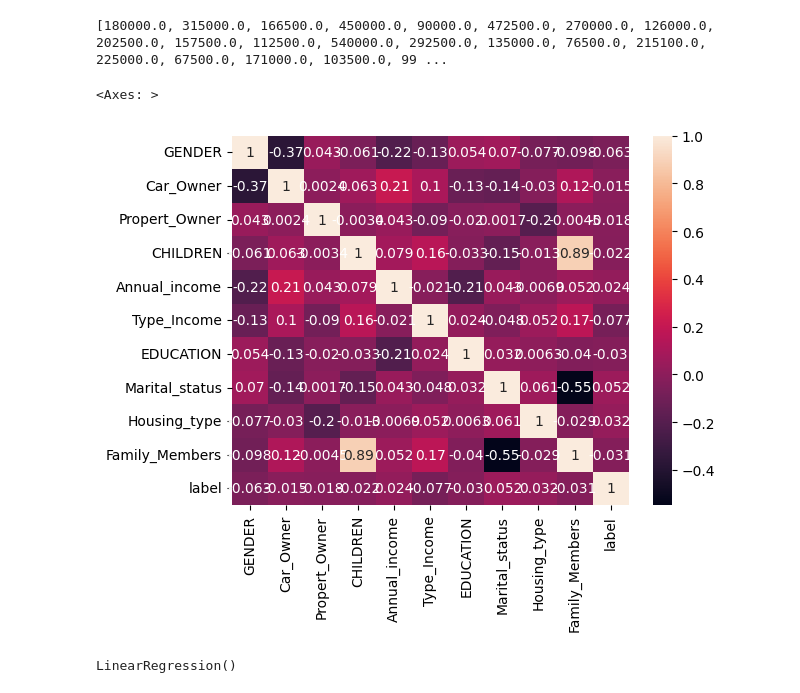
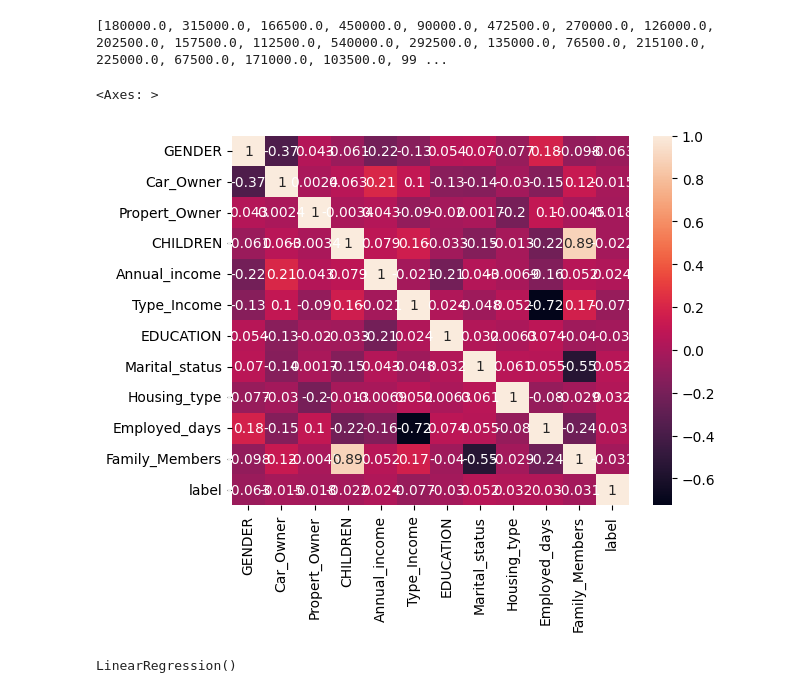
Before and after one commit to GavinlEdwards/Compsci_1070, a Jupyter notebook: Untitled.ipynb, the cells around one changed output. Cells and saved outputs as stored; diff of their text form; code cells hidden in the pictures.

```diff
--- a/Untitled.ipynb
+++ b/Untitled.ipynb
@@ -54,6 +53,8 @@ credit_df['Type_Income'] = np.where(credit_df['Type_Income'] == 'Pensioner',1,np
 credit_df['EDUCATION'] = np.where(credit_df['EDUCATION'] == 'Higher education',0,np.where(credit_df['EDUCATION'] == 'Secondary / secondary special',2,np.where(credit_df['EDUCATION'] == 'Lower secondary',3,np.where(credit_df['EDUCATION'] == 'Incomplete higher',4,np.where(credit_df['EDUCATION'] == 'Academic degree',1,5)))))
 credit_df['Marital_status'] = np.where(credit_df['Marital_status'] == 'Married',0,np.where(credit_df['Marital_status'] == 'Civil marriage',1,np.where(credit_df['Marital_status'] == 'Widow',2,np.where(credit_df['Marital_status'] == 'Separated',3,np.where(credit_df['Marital_status'] == 'Single / not married',4,5)))))
 credit_df['Housing_type'] = np.where(credit_df['Housing_type'] == 'House / apartment',0,np.where(credit_df['Housing_type'] == 'Office apartment',1,np.where(credit_df['Housing_type'] == 'Co-op apartment',2,np.where(credit_df['Housing_type'] == 'Municipal apartment',3,np.where(credit_df['Housing_type'] == 'Rented apartment',4,np.where(credit_df['Housing_type'] == 'With parents',5,6))))))
+credit_df['Employed_days'] = np.where(credit_df['Employed_days'] < 0,0,1)
+# Cleaned up employed days to be included
 # %%
 credit_df.head()
 # %% [output]
@@ -76,11 +77,11 @@ unique('Annual_income')
 # %% [output]
 [180000.0, 315000.0, 166500.0, 450000.0, 90000.0, 472500.0, 270000.0, 126000.0, 202500.0, 157500.0, 112500.0, 540000.0, 292500.0, 135000.0, 76500.0, 215100.0, 225000.0, 67500.0, 171000.0, 103500.0, 99 ...
 # %%
-one = credit_df.drop('Ind_ID',axis = 1).drop('Birthday_count',axis = 1).drop('Employed_days',axis = 1).drop('Mobile_phone',axis = 1).drop('Work_Phone',axis = 1).drop('Phone',axis = 1).drop('EMAIL_ID',axis = 1).drop('Type_Occupation',axis = 1)
+one = credit_df.drop('Ind_ID',axis = 1).drop('Birthday_count',axis = 1).drop('Mobile_phone',axis = 1).drop('Work_Phone',axis = 1).drop('Phone',axis = 1).drop('EMAIL_ID',axis = 1).drop('Type_Occupation',axis = 1)
 sns.heatmap(one.corr(),annot=True)
 # %% [output]
 <Axes: >
-[figure, old version]
+[figure, new version]
 # %%
 X = np.array(credit_df['EDUCATION']).reshape(-1,1)
 y = np.array(credit_df['Annual_income']).reshape(-1,1)
```
Also changed, not shown: parts of 14 cells of this notebook, 3 other files.
